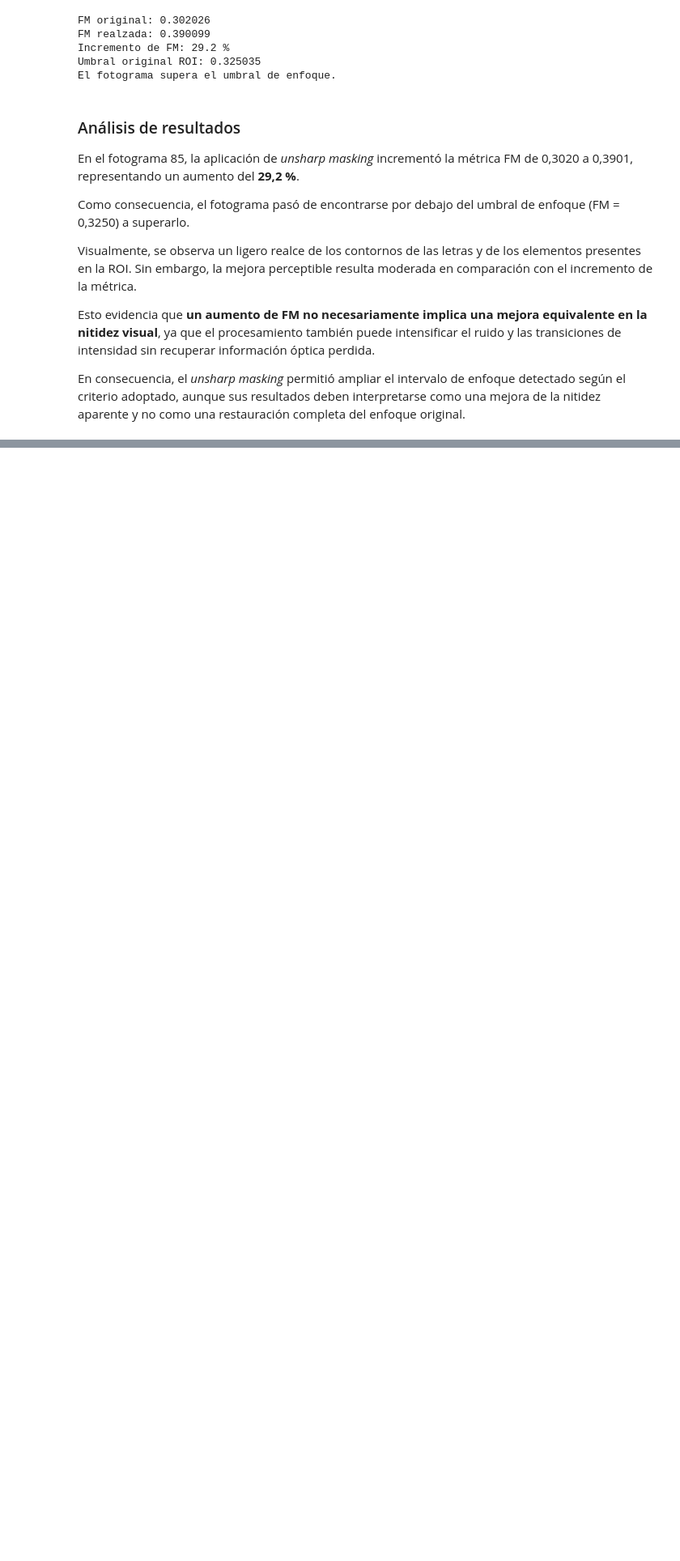
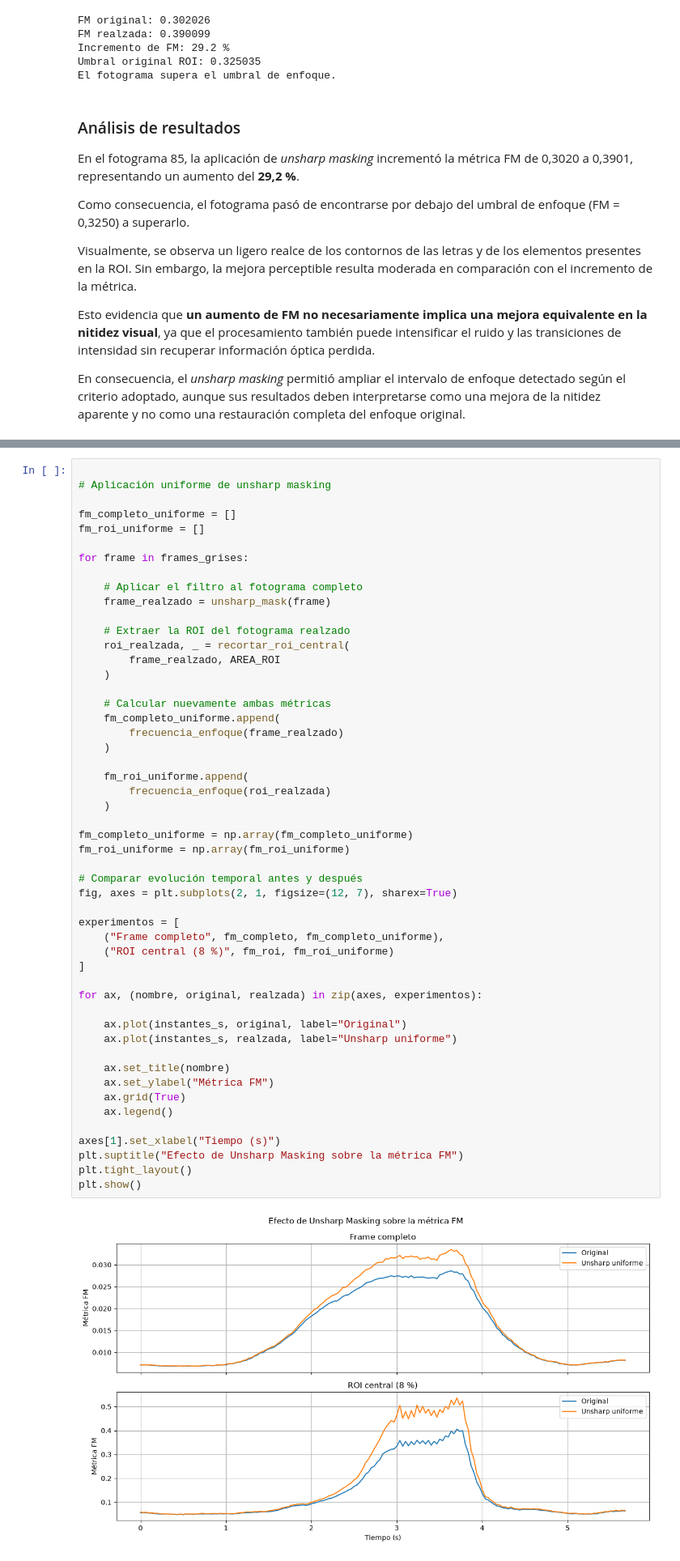
Before and after one commit to chelseedark/CEIA_VpC, a Jupyter notebook: TP2.ipynb, the cells around one changed output, grey strips where cells are left out. Shown at 81% size. Drawn from its saved outputs; the diff is of its cells as text; blank space fills up the shorter version.

```diff
--- a/TP2.ipynb
+++ b/TP2.ipynb
@@ -881,0 +1005,53 @@ En consecuencia, el *unsharp masking* permitió ampliar el intervalo de enfoque
+# %%
+
+# Aplicación uniforme de unsharp masking
+
+fm_completo_uniforme = []
+fm_roi_uniforme = []
+
+for frame in frames_grises:
+
+    # Aplicar el filtro al fotograma completo
+    frame_realzado = unsharp_mask(frame)
+
+    # Extraer la ROI del fotograma realzado
+    roi_realzada, _ = recortar_roi_central(
+        frame_realzado, AREA_ROI
+    )
+
+    # Calcular nuevamente ambas métricas
+    fm_completo_uniforme.append(
+        frecuencia_enfoque(frame_realzado)
+    )
+
+    fm_roi_uniforme.append(
+        frecuencia_enfoque(roi_realzada)
+    )
+
+fm_completo_uniforme = np.array(fm_completo_uniforme)
+fm_roi_uniforme = np.array(fm_roi_uniforme)
+
+# Comparar evolución temporal antes y después
+fig, axes = plt.subplots(2, 1, figsize=(12, 7), sharex=True)
+
+experimentos = [
+    ("Frame completo", fm_completo, fm_completo_uniforme),
+    ("ROI central (8 %)", fm_roi, fm_roi_uniforme)
+]
+
+for ax, (nombre, original, realzada) in zip(axes, experimentos):
+
+    ax.plot(instantes_s, original, label="Original")
+    ax.plot(instantes_s, realzada, label="Unsharp uniforme")
+
+    ax.set_title(nombre)
+    ax.set_ylabel("Métrica FM")
+    ax.grid(True)
+    ax.legend()
+
+axes[1].set_xlabel("Tiempo (s)")
+plt.suptitle("Efecto de Unsharp Masking sobre la métrica FM")
+plt.tight_layout()
+plt.show()
+# %% [output]
+[figure, added]
```
Also changed, not shown: parts of 8 cells of this notebook.
